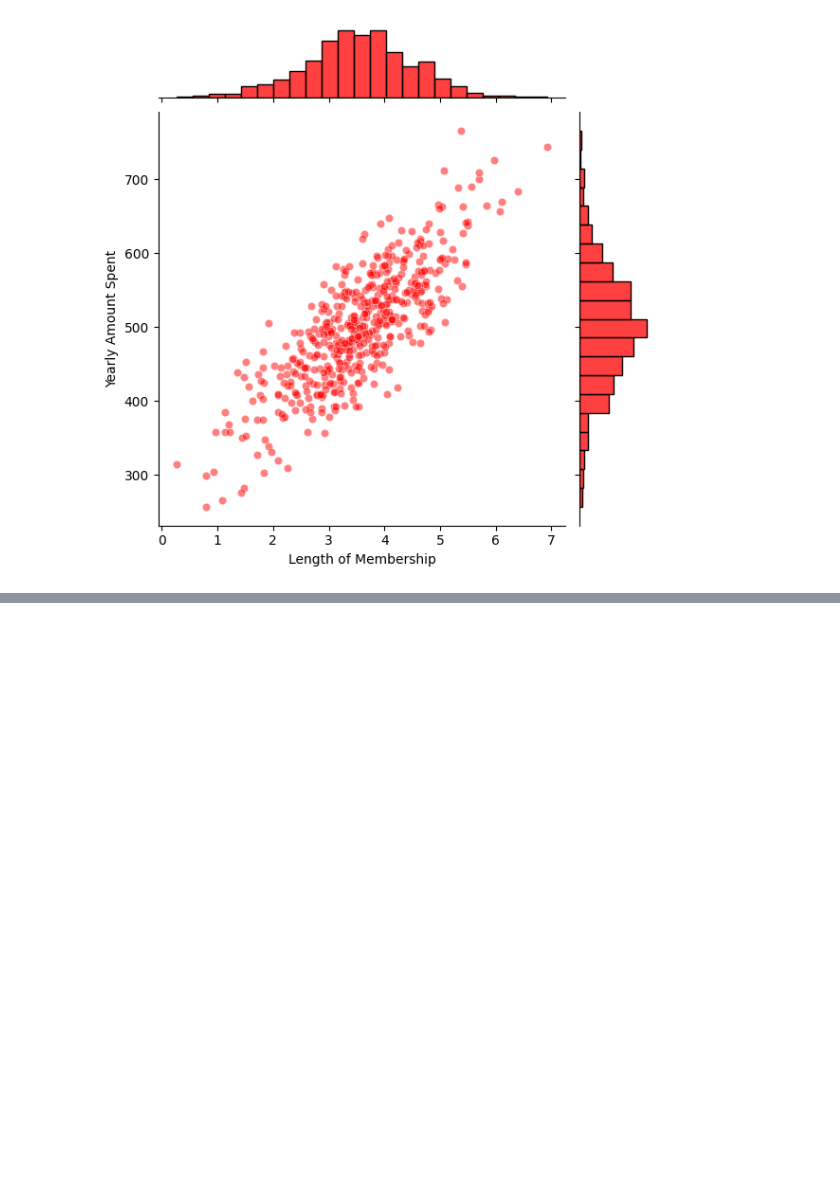
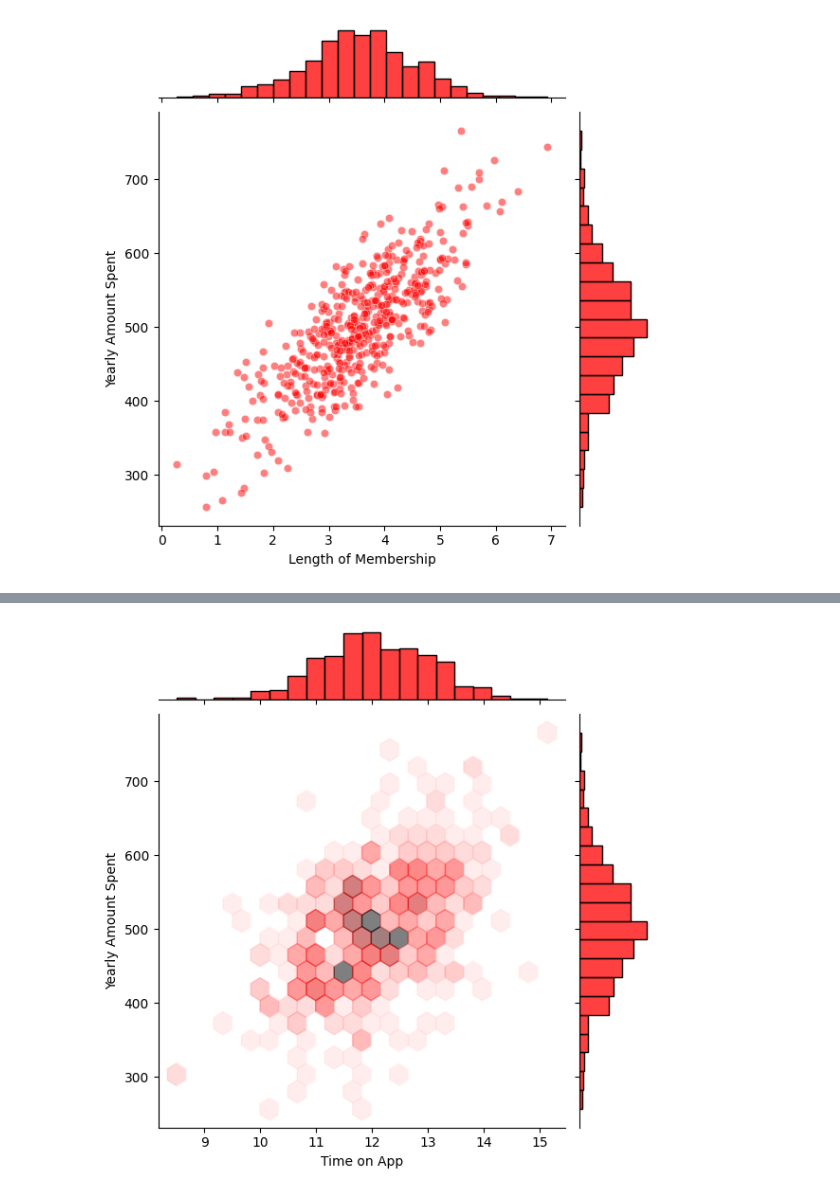
Before and after one commit to chndzzz/Project_On_Linear_Regression, a Jupyter notebook: Linear Regression Project.ipynb, the cells around one changed output, grey strips where cells are left out. Drawn from its saved outputs; the diff is of its cells as text; code cells hidden in the pictures; blank space fills up the shorter version.

```diff
--- a/Linear Regression Project.ipynb
+++ b/Linear Regression Project.ipynb
@@ -126,0 +132,5 @@ plt.show()
+# %%
+sns.jointplot(x='Time on App',y='Yearly Amount Spent', data = df,color = 'r',alpha = 0.5, kind = 'hex')      #alpha means transparency
+plt.show()
+# %% [output]
+[figure, added]
```
Also changed, not shown: parts of 33 cells of this notebook.
